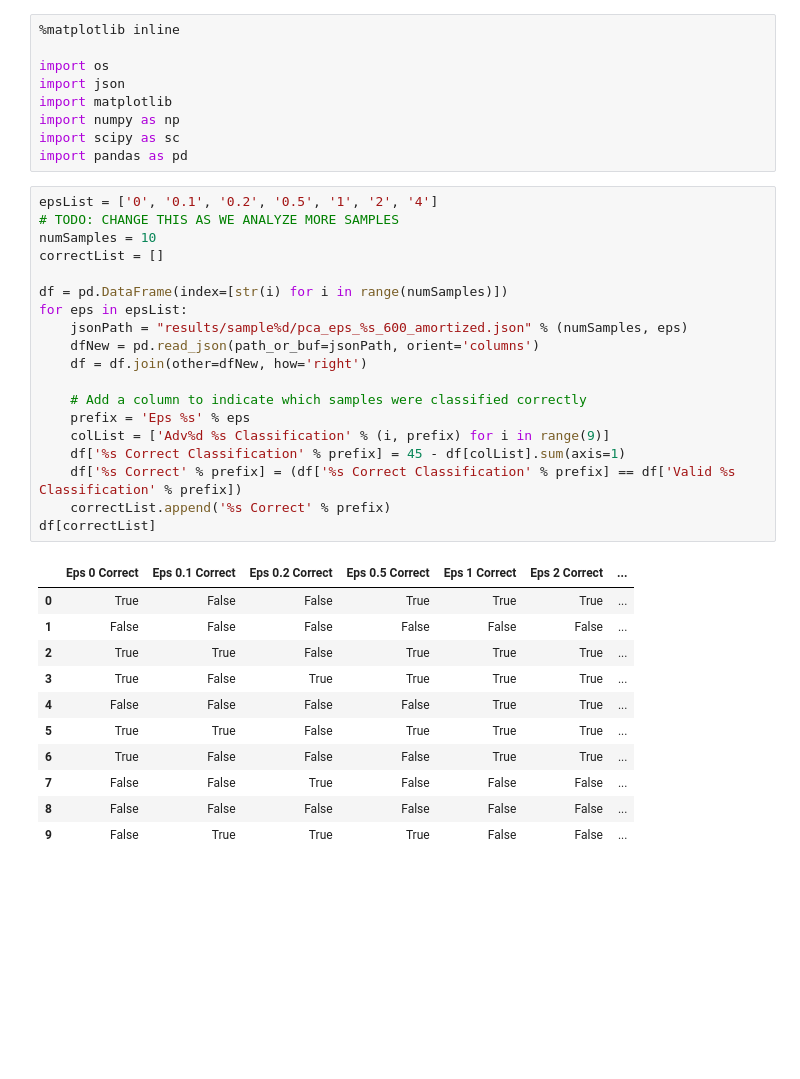
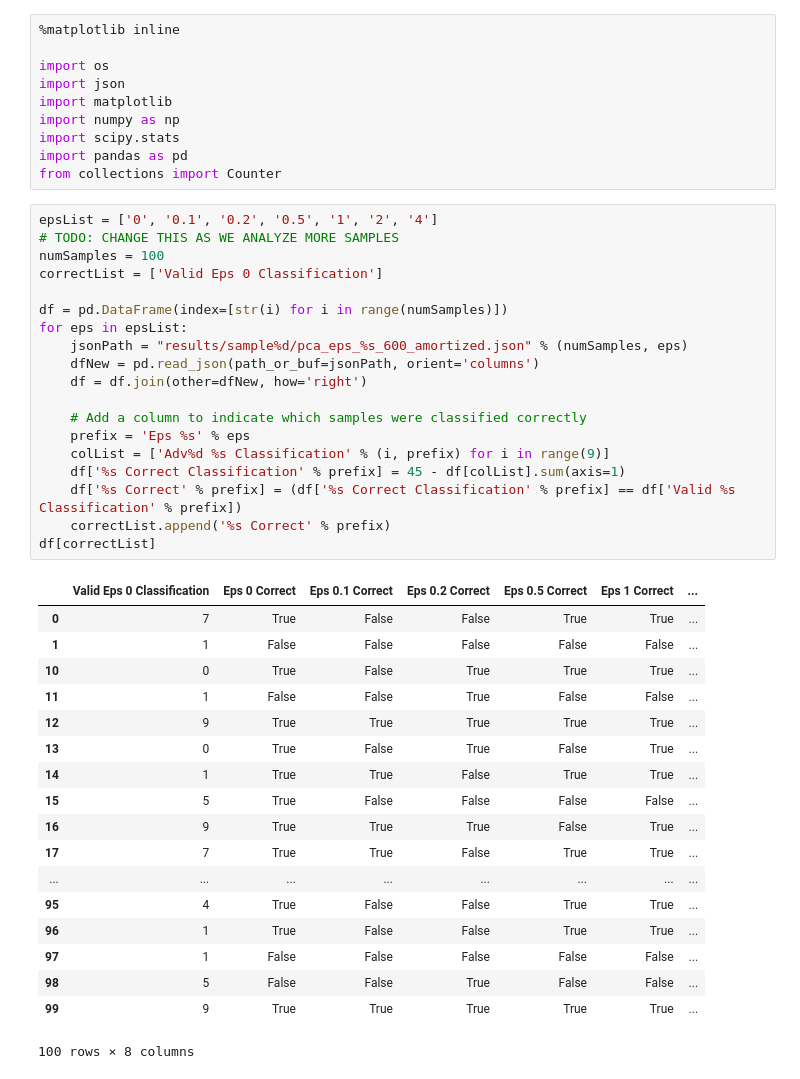
Before and after one commit to RachelLawrence/DP-Robustness, a Jupyter notebook: analysis_prototyping.ipynb, the cells around one changed output. Saved outputs shown, nothing was run; the diff lists cells and outputs as text; blank space fills up the shorter version.

```diff
--- a/analysis_prototyping.ipynb
+++ b/analysis_prototyping.ipynb
@@ -5,37 +5,45 @@ import os
 import json
 import matplotlib
 import numpy as np
-import scipy as sc
+import scipy.stats
 import pandas as pd
+from collections import Counter
 # %%
 epsList = ['0', '0.1', '0.2', '0.5', '1', '2', '4']
 # TODO: CHANGE THIS AS WE ANALYZE MORE SAMPLES
-numSamples = 10
-correctList = []
+numSamples = 100
+correctList = ['Valid Eps 0 Classification']
 
 df = pd.DataFrame(index=[str(i) for i in range(numSamples)])
 for eps in epsList:
     jsonPath = "results/sample%d/pca_eps_%s_600_amortized.json" % (numSamples, eps)
     dfNew = pd.read_json(path_or_buf=jsonPath, orient='columns')
     df = df.join(other=dfNew, how='right')
 
     # Add a column to indicate which samples were classified correctly
     prefix = 'Eps %s' % eps
     colList = ['Adv%d %s Classification' % (i, prefix) for i in range(9)]
     df['%s Correct Classification' % prefix] = 45 - df[colList].sum(axis=1)
     df['%s Correct' % prefix] = (df['%s Correct Classification' % prefix] == df['Valid %s Classification' % prefix])
     correctList.append('%s Correct' % prefix)
 df[correctList]
 # %% [output]
-|  | Eps 0 Correct | Eps 0.1 Correct | Eps 0.2 Correct | Eps 0.5 Correct | Eps 1 Correct | Eps 2 Correct | ... |
-| 0 | True | False | False | True | True | True | ... |
-| 1 | False | False | False | False | False | False | ... |
-| 2 | True | True | False | True | True | True | ... |
-| 3 | True | False | True | True | True | True | ... |
-| 4 | False | False | False | False | True | True | ... |
-| 5 | True | True | False | True | True | True | ... |
-| 6 | True | False | False | False | True | True | ... |
-| 7 | False | False | True | False | False | False | ... |
-| 8 | False | False | False | False | False | False | ... |
-| 9 | False | True | True | True | False | False | ... |
+|  | Valid Eps 0 Classification | Eps 0 Correct | Eps 0.1 Correct | Eps 0.2 Correct | Eps 0.5 Correct | Eps 1 Correct | ... |
+| 0 | 7 | True | False | False | True | True | ... |
+| 1 | 1 | False | False | False | False | False | ... |
+| 10 | 0 | True | False | True | True | True | ... |
+| 11 | 1 | False | False | True | False | False | ... |
+| 12 | 9 | True | True | True | True | True | ... |
+| 13 | 0 | True | False | True | False | True | ... |
+| 14 | 1 | True | True | False | True | True | ... |
+| 15 | 5 | True | False | False | False | False | ... |
+| 16 | 9 | True | True | True | False | True | ... |
+| 17 | 7 | True | True | False | True | True | ... |
+| ... | ... | ... | ... | ... | ... | ... | ... |
+| 95 | 4 | True | False | False | True | True | ... |
+| 96 | 1 | True | False | False | True | True | ... |
+| 97 | 1 | False | False | False | False | False | ... |
+| 98 | 5 | False | False | True | False | False | ... |
+| 99 | 9 | True | True | True | True | True | ... |
+100 rows × 8 columns
 # %%
```
Also changed, not shown: parts of 5 cells of this notebook.
